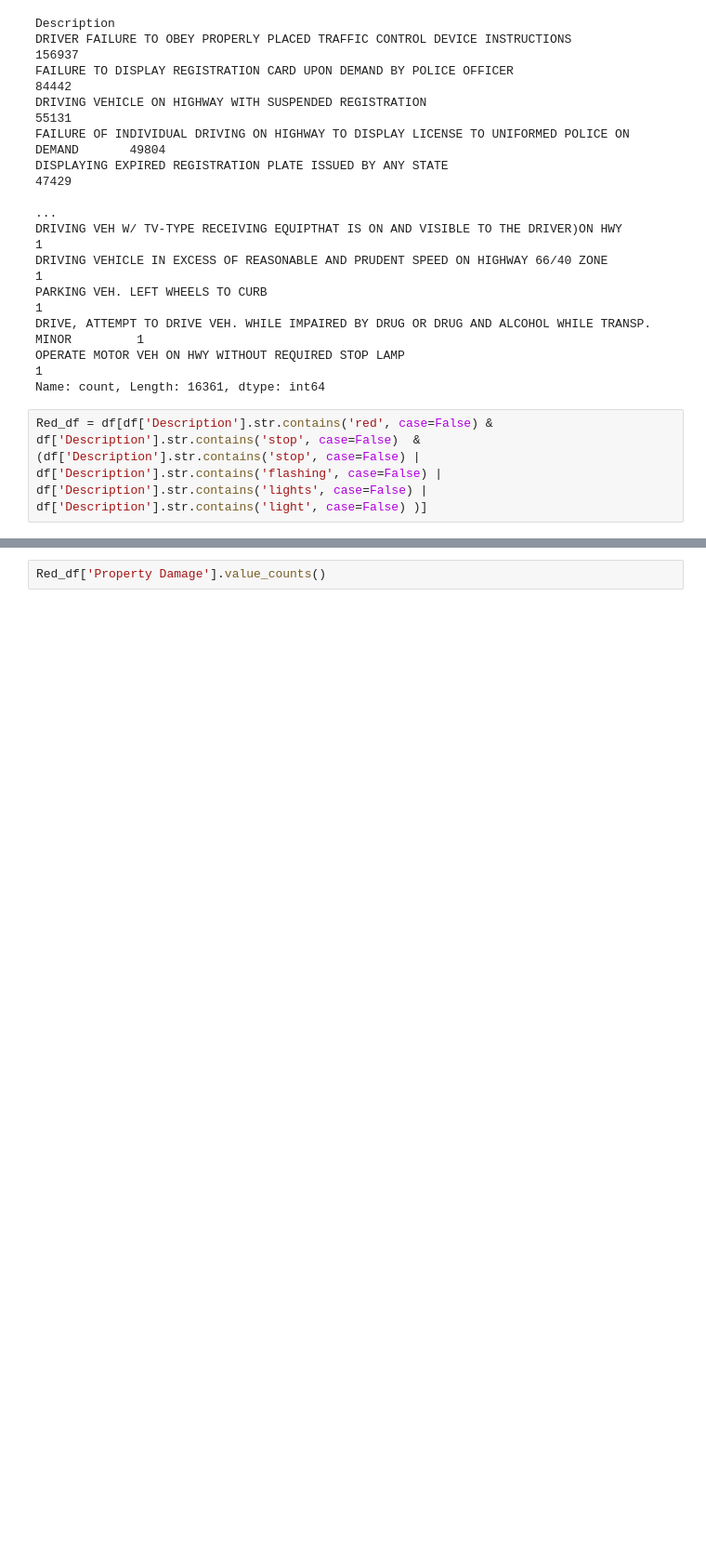
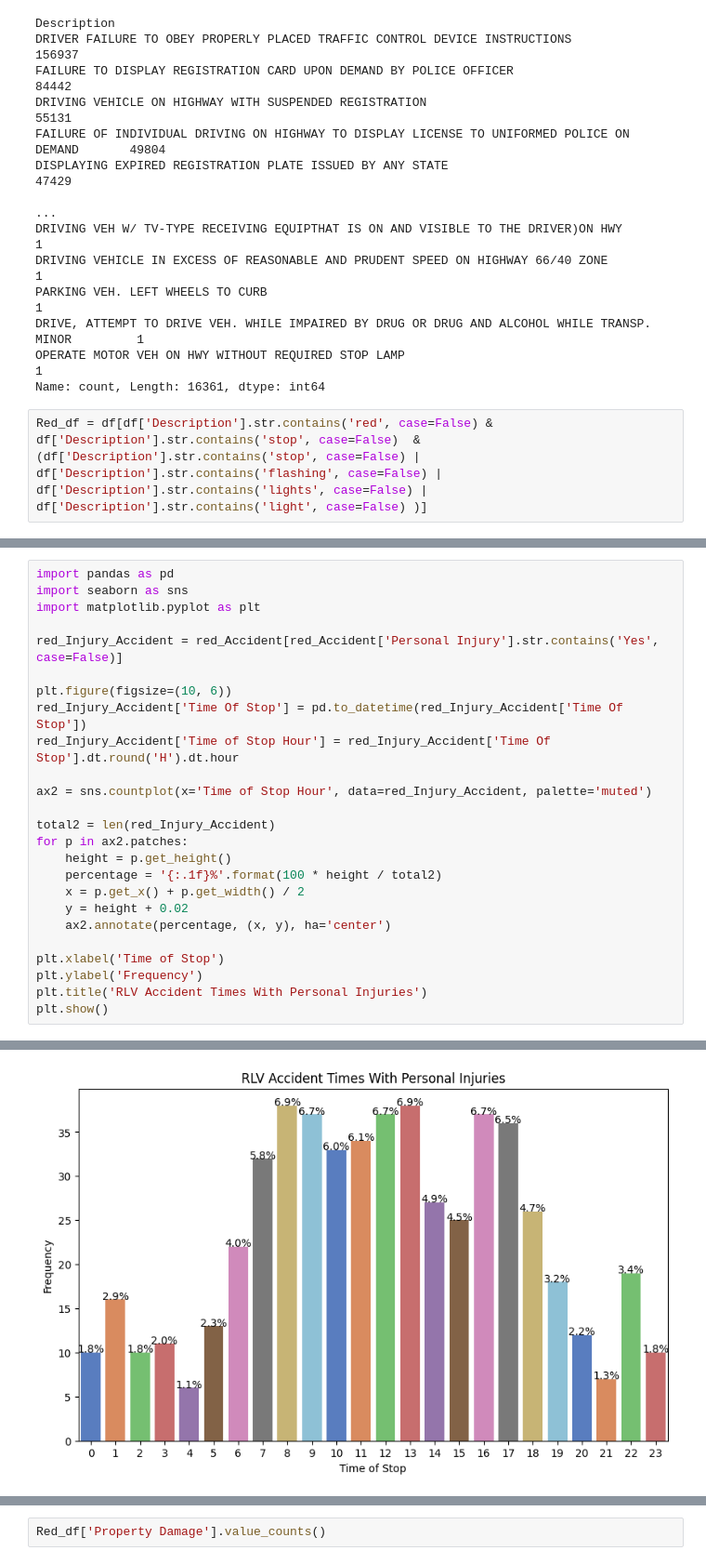
Before and after one commit to ishaqmarashy/red-light-traffic-violation-classification, a Jupyter notebook: scripts/filter_tv.ipynb, the cells around one changed output, grey strips where cells are left out. Shown at 93% size. Drawn from its saved outputs; the diff is of its cells as text; blank space fills up the shorter version.

```diff
--- a/scripts/filter_tv.ipynb
+++ b/scripts/filter_tv.ipynb
@@ -99,0 +100,26 @@ Passing `palette` without assigning `hue` is deprecated and will be removed in v
+# %%
+import pandas as pd
+import seaborn as sns
+import matplotlib.pyplot as plt
+
+red_Injury_Accident = red_Accident[red_Accident['Personal Injury'].str.contains('Yes', case=False)]
+
+plt.figure(figsize=(10, 6))
+red_Injury_Accident['Time Of Stop'] = pd.to_datetime(red_Injury_Accident['Time Of Stop'])
+red_Injury_Accident['Time of Stop Hour'] = red_Injury_Accident['Time Of Stop'].dt.round('H').dt.hour
+
+ax2 = sns.countplot(x='Time of Stop Hour', data=red_Injury_Accident, palette='muted')
+
+total2 = len(red_Injury_Accident)
+for p in ax2.patches:
+    height = p.get_height()
+    percentage = '{:.1f}%'.format(100 * height / total2)
+    x = p.get_x() + p.get_width() / 2
+    y = height + 0.02
+    ax2.annotate(percentage, (x, y), ha='center')
+
+plt.xlabel('Time of Stop')
+plt.ylabel('Frequency')
+plt.title('RLV Accident Times With Personal Injuries')
+plt.show()
+# %% [output]
@@ -99,0 +140 @@ Passing `palette` without assigning `hue` is deprecated and will be removed in v
+[figure, added]
```
Also changed, not shown: parts of 20 cells of this notebook, 4 other files.
